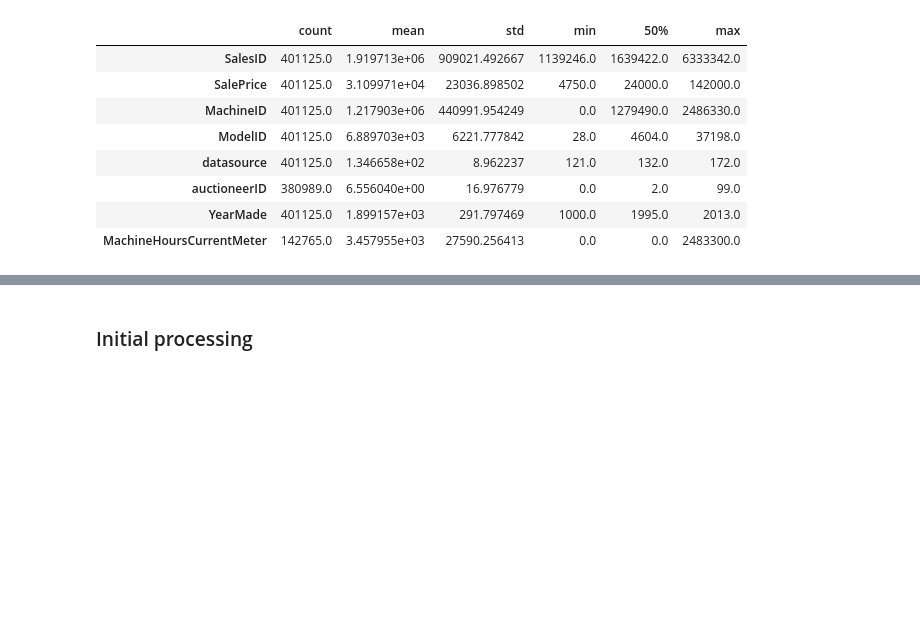
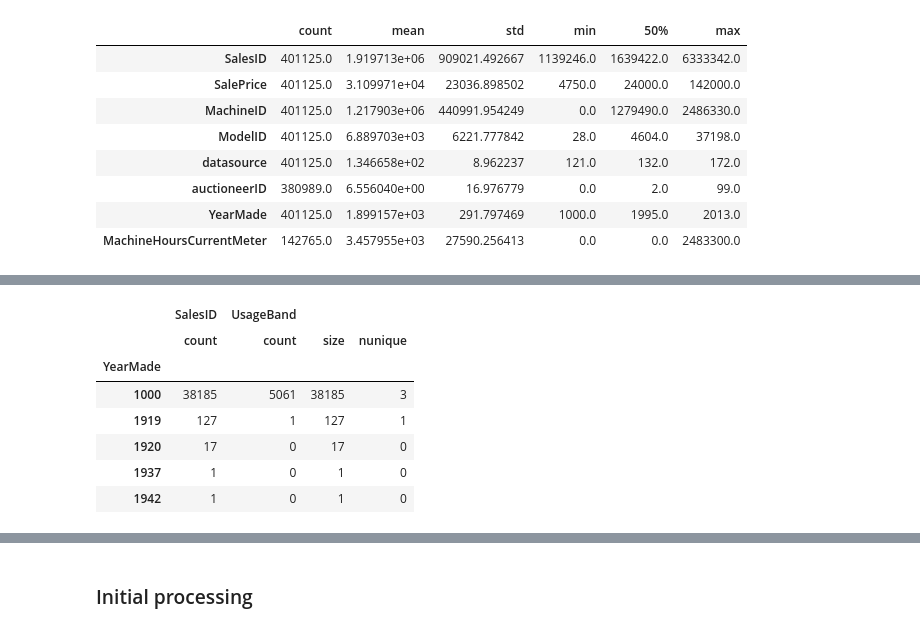
Before and after one commit to franperezlopez/mlcourse, a Jupyter notebook: notebooks/ml1.ipynb, the cells around one changed output, grey strips where cells are left out. Cells and saved outputs as stored; diff of their text form; code cells hidden in the pictures; blank space fills up the shorter version.

```diff
--- a/notebooks/ml1.ipynb
+++ b/notebooks/ml1.ipynb
@@ -161,0 +218,11 @@ df_raw.describe(percentiles=[.5]).T
+# %%
+df_raw[['YearMade','UsageBand','SalesID']].groupby('YearMade').agg({'SalesID': 'count','UsageBand': ['count','size','nunique']}).head()
+# %% [output]
+|  | SalesID | UsageBand |  |  |
+|  | count | count | size | nunique |
+| YearMade |  |  |  |  |
+| 1000 | 38185 | 5061 | 38185 | 3 |
+| 1919 | 127 | 1 | 127 | 1 |
+| 1920 | 17 | 0 | 17 | 0 |
+| 1937 | 1 | 0 | 1 | 0 |
+| 1942 | 1 | 0 | 1 | 0 |
```
Also changed, not shown: parts of 31 cells of this notebook, 1 other file.
